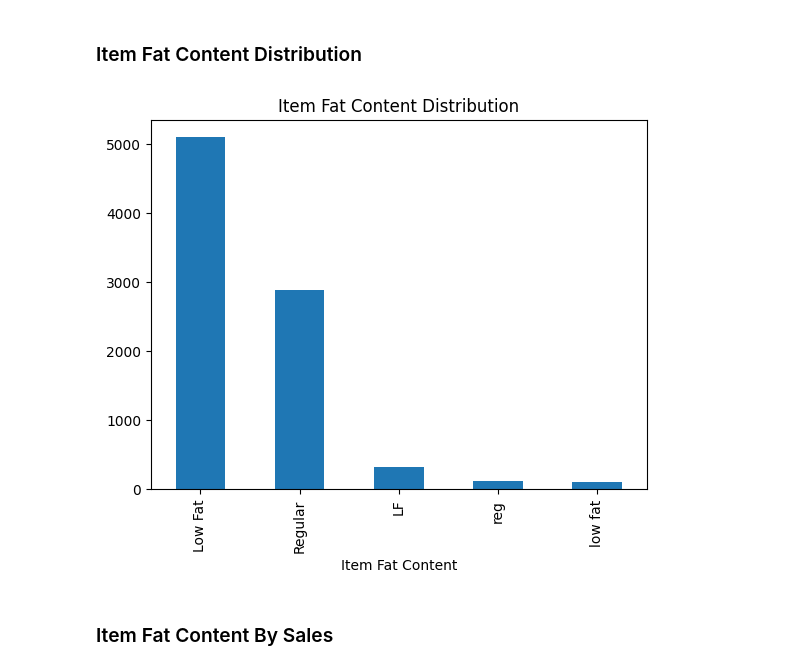
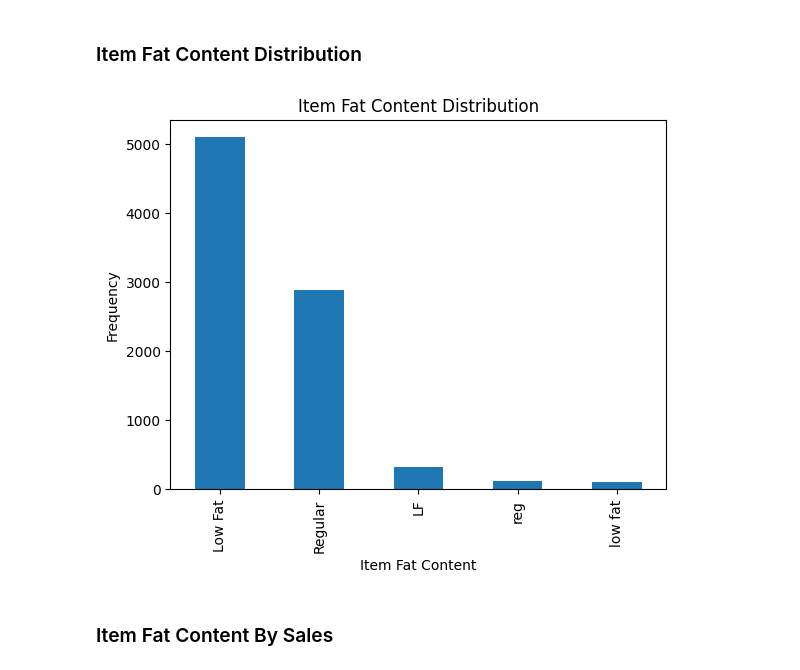
Before and after one commit to dataproceses/grocery-sales-data-analysis, a Jupyter notebook: sales analysis.ipynb, the cells around one changed output. Saved outputs shown, nothing was run; the diff lists cells and outputs as text; code cells hidden in the pictures.

```diff
--- a/sales analysis.ipynb
+++ b/sales analysis.ipynb
@@ -160,11 +205,12 @@ plt.show()
 # %%
 item_fat_content = df['Item Fat Content'].value_counts().reset_index()
 total_items =item_fat_content['count'].sum()
 item_fat_content['item_fat_content%'] = item_fat_content['count']/total_items*100
 item_fat_content[['Item Fat Content','count']].plot(kind='bar',x='Item Fat Content',y='count',title='Item Fat Content Distribution',legend=False)
+plt.ylabel('Frequency')
 plt.show()
 # %% [output]
-[figure, old version]
+[figure, new version]
 # %% [markdown]
 ### Item Fat Content By Sales
 # %%
```
Also changed, not shown: parts of 13 cells of this notebook.
